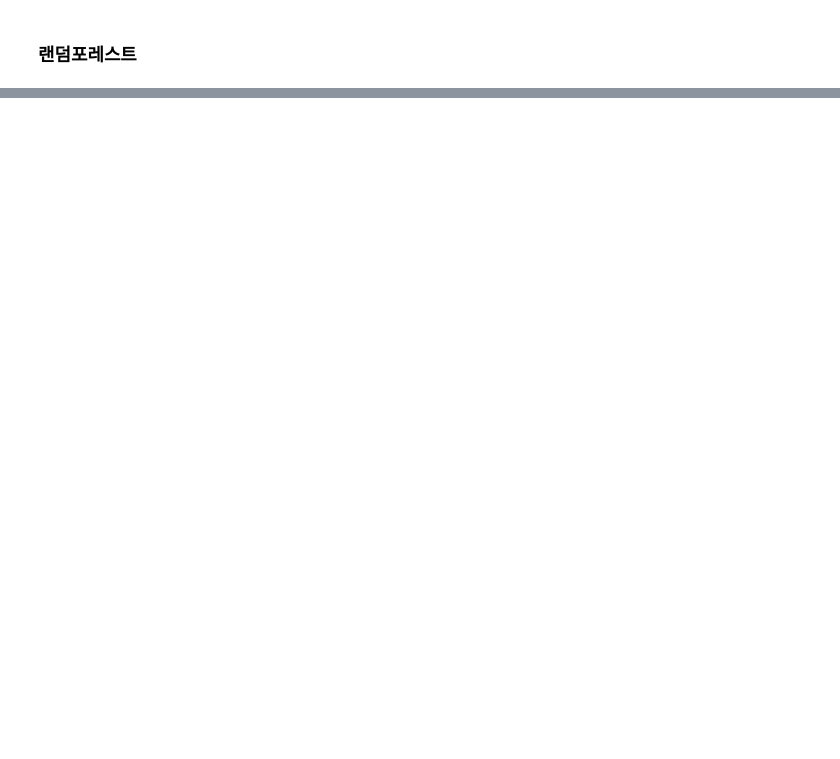
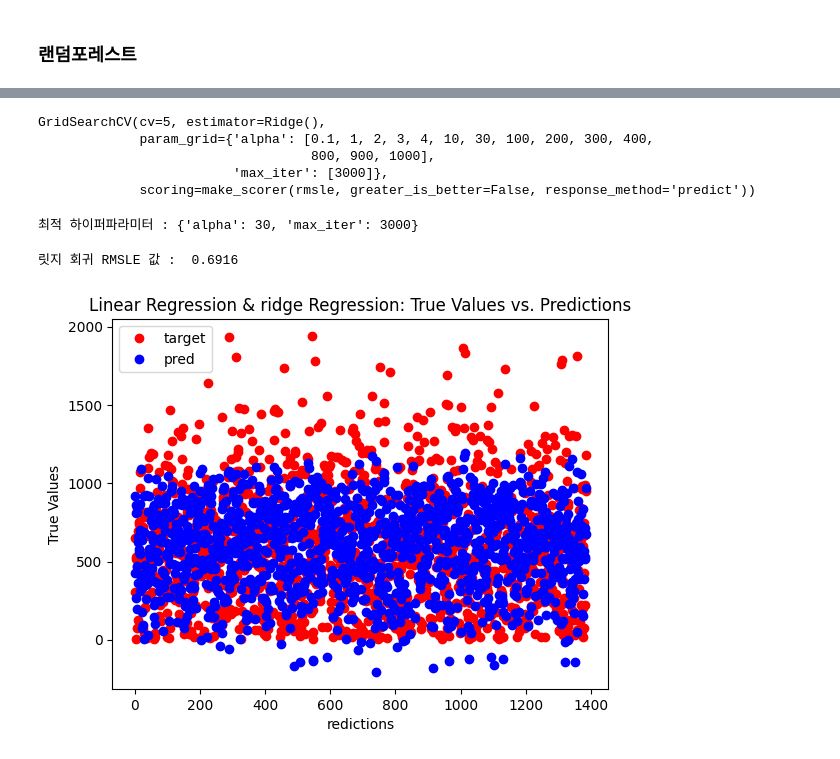
Before and after one commit to dreieinheit/Tashu_bike, a Jupyter notebook: Dajeon_bike_1st_machine.ipynb, the cells around one changed output, grey strips where cells are left out. Cells and saved outputs as stored; diff of their text form; code cells hidden in the pictures; blank space fills up the shorter version.

```diff
--- a/Dajeon_bike_1st_machine.ipynb
+++ b/Dajeon_bike_1st_machine.ipynb
@@ -254,0 +310,30 @@ print(f'랜덤 포레스트 회귀 RMSE 값 : {rmse(y_train, pred):.5f}')
+# %%
+log_y = np.log(Y_train)
+gridsearch_ridge_model.fit(X_train, log_y)
+# %% [output]
+GridSearchCV(cv=5, estimator=Ridge(),
+             param_grid={'alpha': [0.1, 1, 2, 3, 4, 10, 30, 100, 200, 300, 400,
+                                   800, 900, 1000],
+                         'max_iter': [3000]},
+             scoring=make_scorer(rmsle, greater_is_better=False, response_method='predict'))
+# %%
+print('최적 하이퍼파라미터 :', gridsearch_ridge_model.best_params_)
+# %% [output]
+최적 하이퍼파라미터 : {'alpha': 30, 'max_iter': 3000}
+# %%
+preds = gridsearch_ridge_model.best_estimator_.predict(X_train)
+
+print(f'릿지 회귀 RMSLE 값 : {rmsle(log_y, preds, True): .4f}')
+# %% [output]
+릿지 회귀 RMSLE 값 :  0.6916
+# %%
+# 실제 정답과 예측값을 그래프로 표현
+plt.plot(y_test.values, 'ro', label='target')
+plt.plot(y_pred, 'bo', label='pred')  # y_pred는 이미 Numpy 배열입니다.
+plt.xlabel('redictions')
+plt.ylabel('True Values')
+plt.title('Linear Regression & ridge Regression: True Values vs. Predictions')
+plt.legend()
+plt.show()
+# %% [output]
+[figure, added]
```
Also changed, not shown: parts of 30 cells of this notebook, 1 other file.
